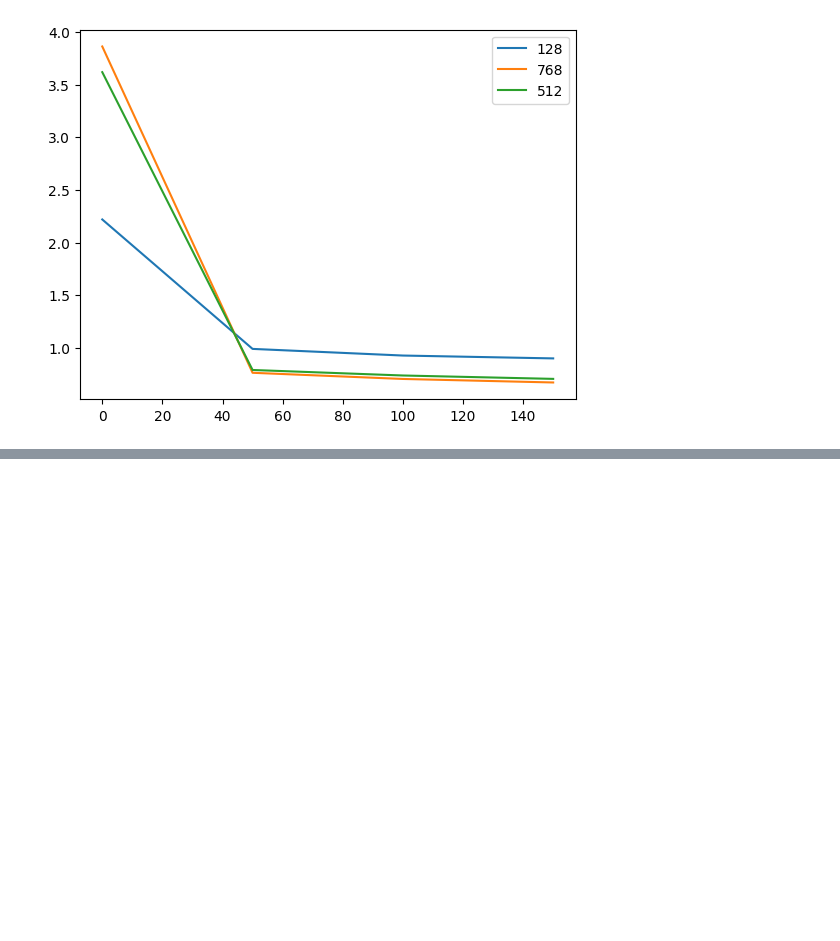
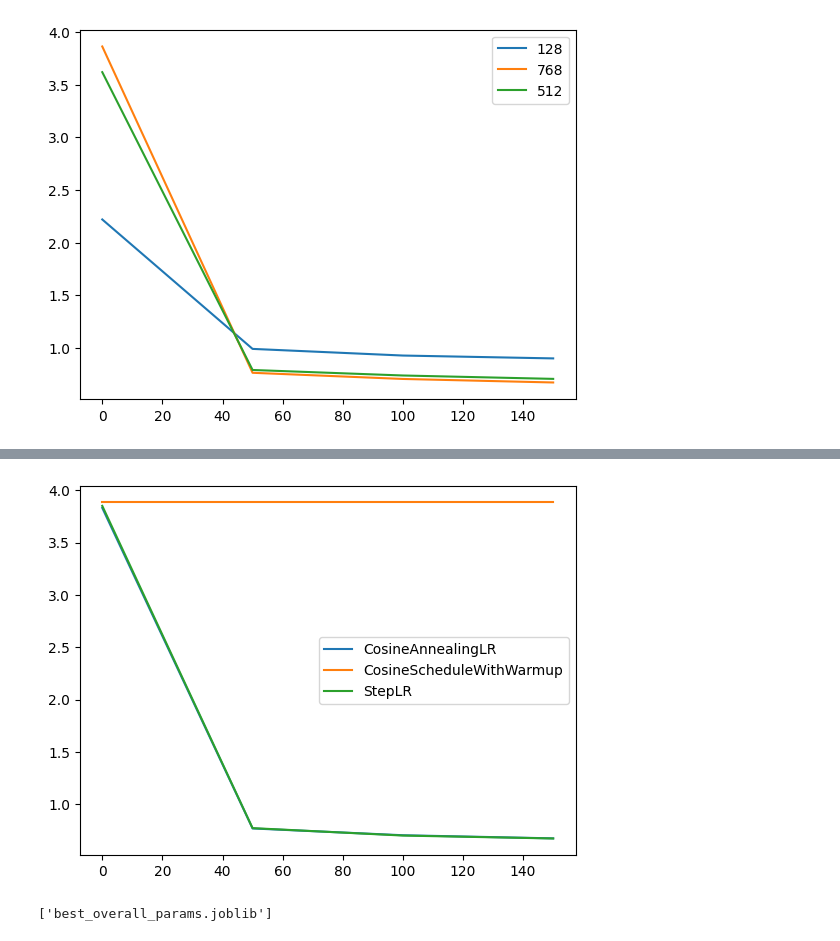
Before and after one commit to ljf441/tsllm, a Jupyter notebook: src/admin.ipynb, the cells around one changed output, grey strips where cells are left out. Drawn from its saved outputs; the diff is of its cells as text; code cells hidden in the pictures; blank space fills up the shorter version.

```diff
--- a/src/admin.ipynb
+++ b/src/admin.ipynb
@@ -163,0 +233,12 @@ plt.show()
+# %%
+fig, ax = plt.subplots()
+for i in range(len(all_val_loss)):
+    ax.plot(all_val_loss[i, :, 1], all_val_loss[i, :, 0], label=f"{all_keys[i]}")
+plt.legend()
+plt.show()
+# %% [output]
+[figure, added]
+# %%
+joblib.dump(best_overall_params, "best_overall_params.joblib")
+# %% [output]
+['best_overall_params.joblib']
```
Also changed, not shown: parts of 7 cells of this notebook, 6 other files.
